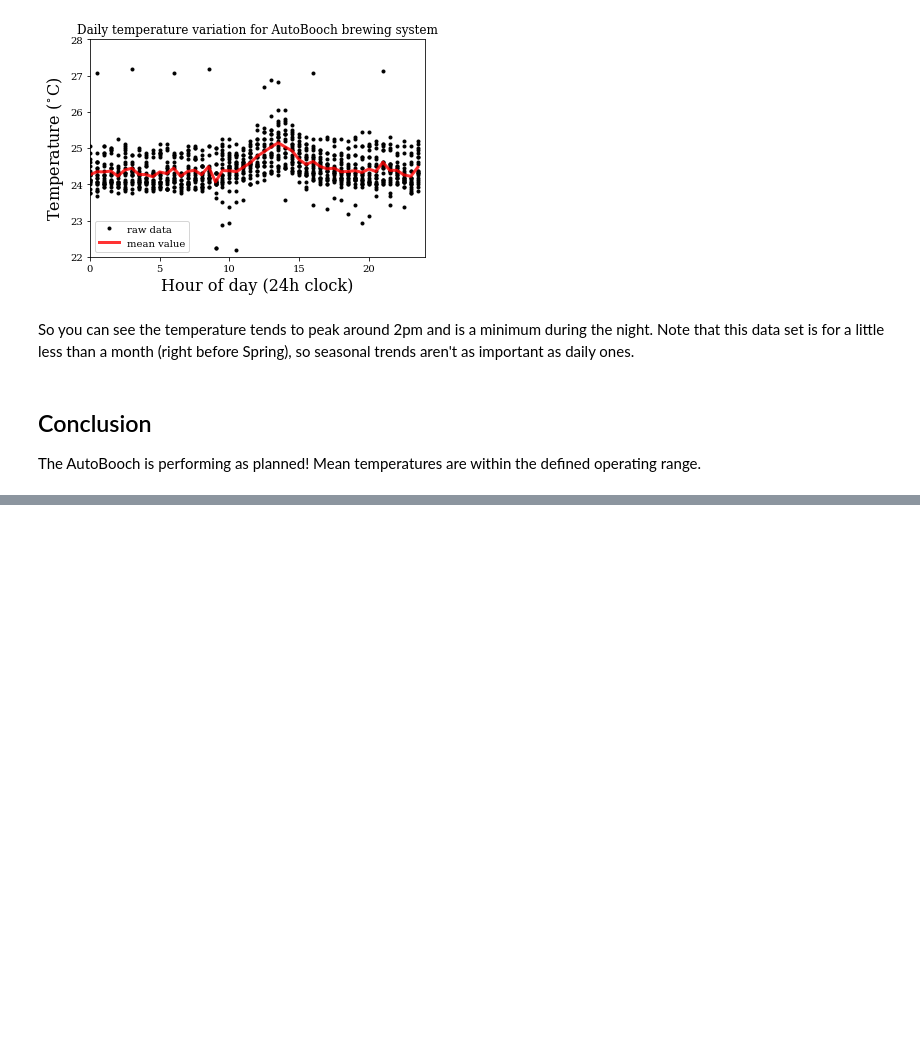
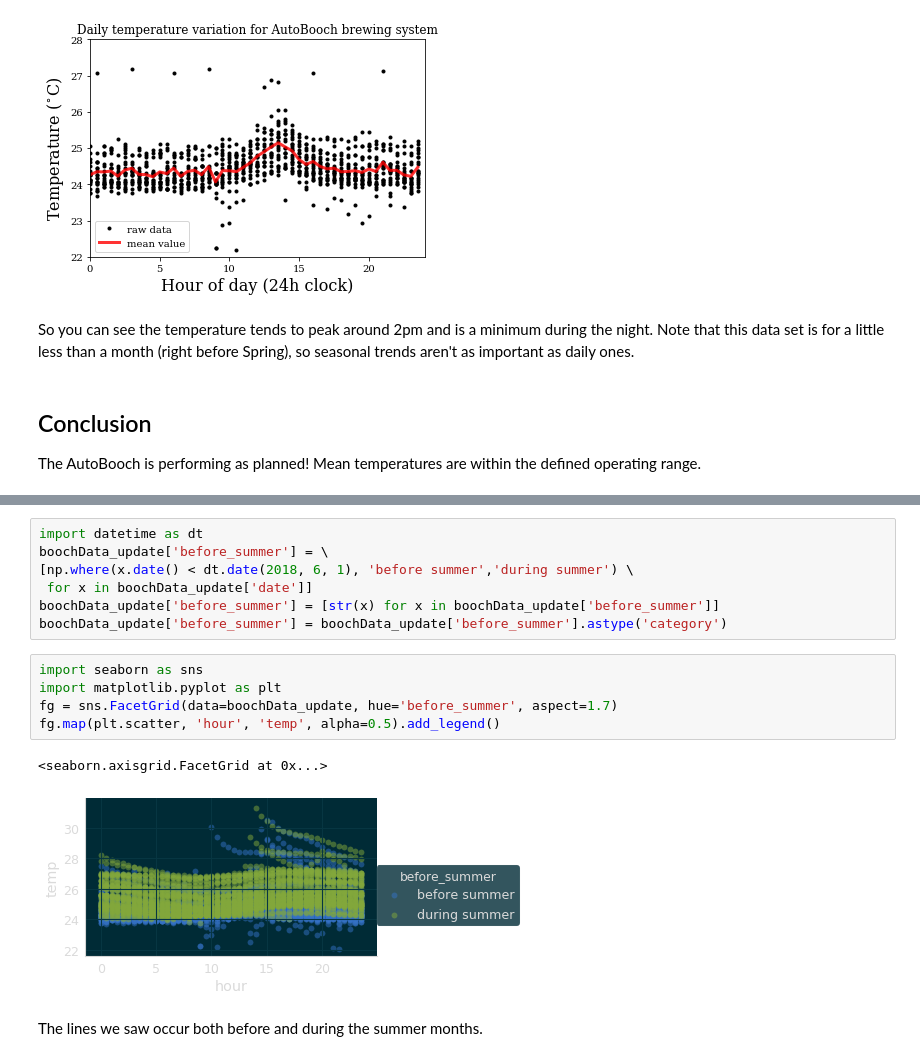
Before and after one commit to RaInta/AutoBooch, a Jupyter notebook: AutoBooch_data_exploration.ipynb, the cells around one changed output, grey strips where cells are left out. Drawn from its saved outputs; the diff is of its cells as text; blank space fills up the shorter version.

```diff
--- a/AutoBooch_data_exploration.ipynb
+++ b/AutoBooch_data_exploration.ipynb
@@ -112,0 +165,17 @@ The AutoBooch is performing as planned! Mean temperatures are within the defined
+# %%
+import datetime as dt
+boochData_update['before_summer'] = \
+[np.where(x.date() < dt.date(2018, 6, 1), 'before summer','during summer') \
+ for x in boochData_update['date']]
+boochData_update['before_summer'] = [str(x) for x in boochData_update['before_summer']]
+boochData_update['before_summer'] = boochData_update['before_summer'].astype('category')
+# %%
+import seaborn as sns
+import matplotlib.pyplot as plt
+fg = sns.FacetGrid(data=boochData_update, hue='before_summer', aspect=1.7)
+fg.map(plt.scatter, 'hour', 'temp', alpha=0.5).add_legend()
+# %% [output]
+<seaborn.axisgrid.FacetGrid at 0x...>
+[figure, added]
+# %% [markdown]
+The lines we saw occur both before and during the summer months.
```
Also changed, not shown: parts of 16 cells of this notebook, 1 other file.
